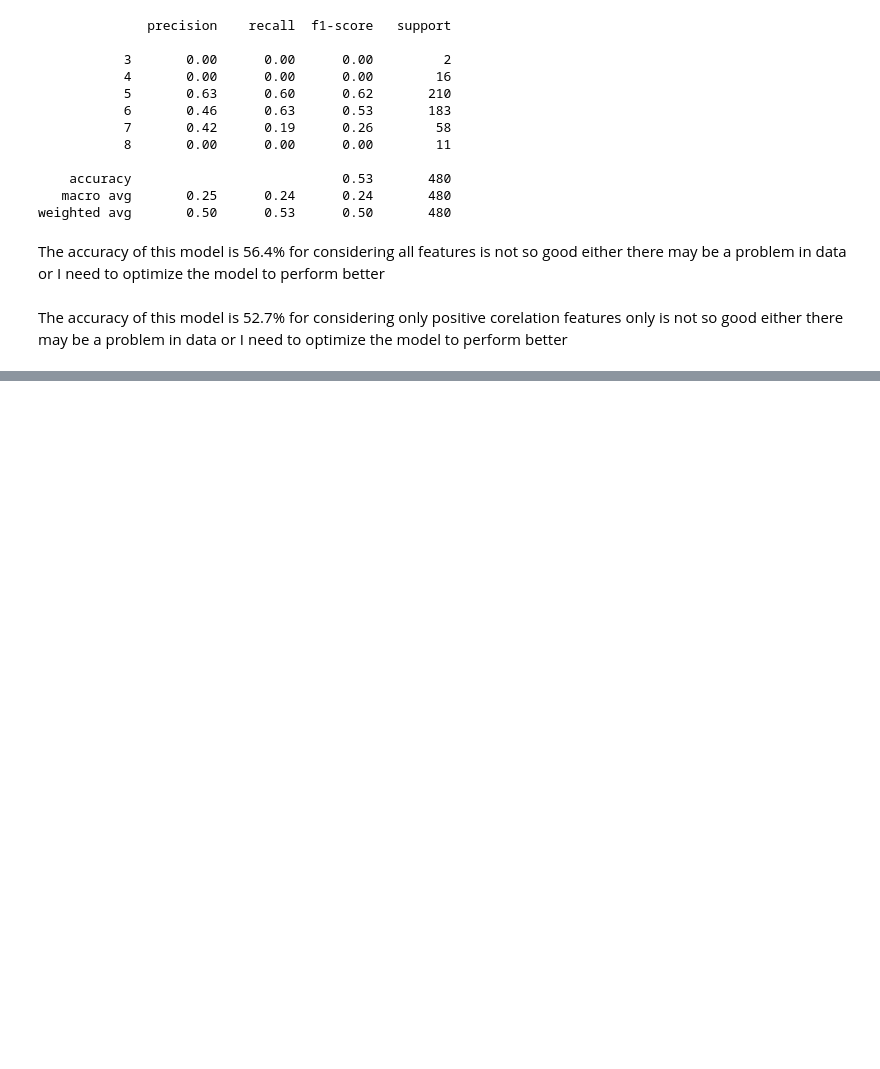
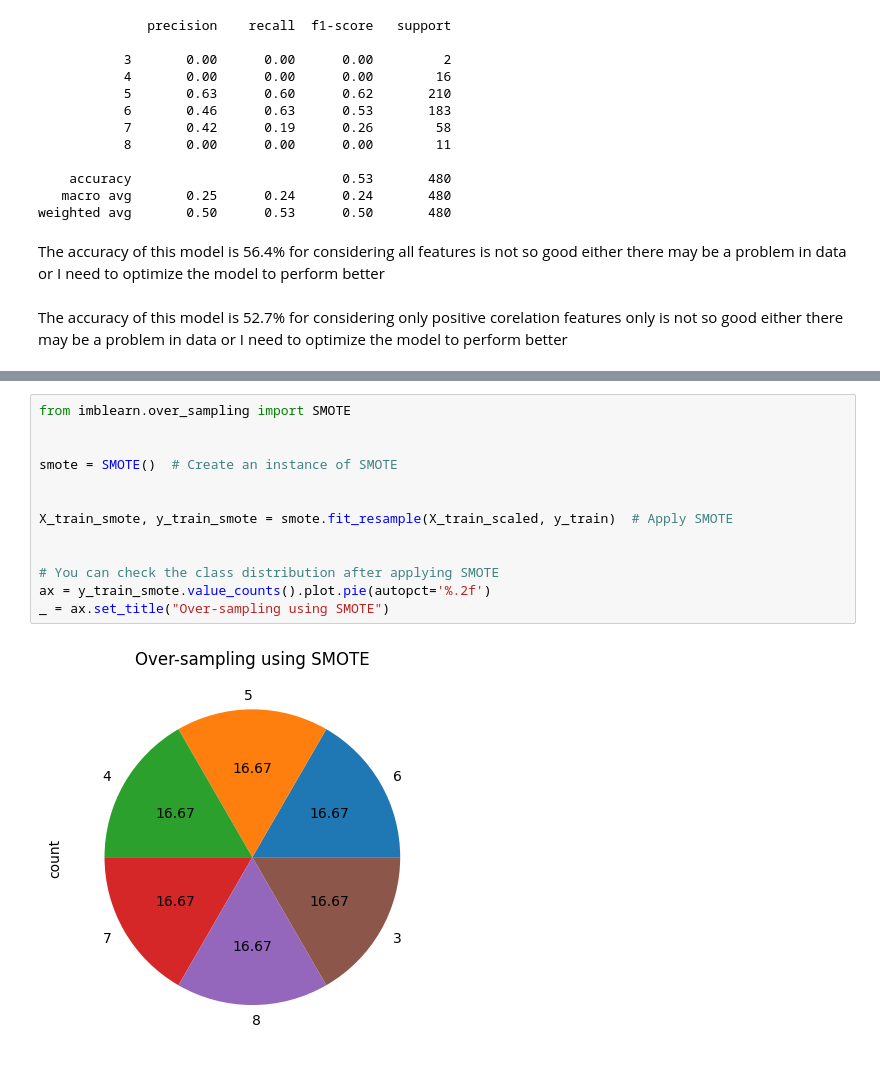
Before and after one commit to SanthoshKumarS13/Wine_quality_prediction, a Jupyter notebook: Winequality_Ml_model.ipynb, the cells around one changed output, grey strips where cells are left out. Cells and saved outputs as stored; diff of their text form; blank space fills up the shorter version.

```diff
--- a/Winequality_Ml_model.ipynb
+++ b/Winequality_Ml_model.ipynb
@@ -214,0 +306,15 @@ Till now I only know linear regression and logistic regression while research th
+# %%
+from imblearn.over_sampling import SMOTE
+
+
+smote = SMOTE()  # Create an instance of SMOTE
+
+
+X_train_smote, y_train_smote = smote.fit_resample(X_train_scaled, y_train)  # Apply SMOTE
+
+
+# You can check the class distribution after applying SMOTE
+ax = y_train_smote.value_counts().plot.pie(autopct='%.2f')
+_ = ax.set_title("Over-sampling using SMOTE")
+# %% [output]
+[figure, added]
```
Also changed, not shown: parts of 21 cells of this notebook.
